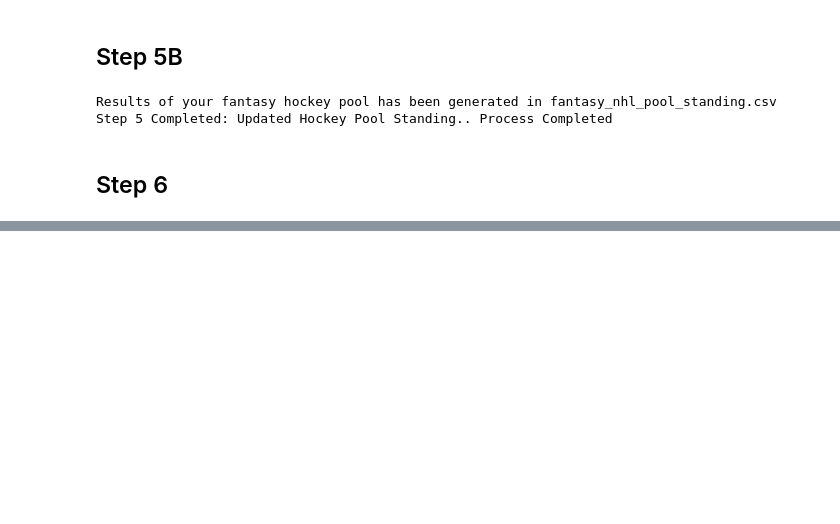
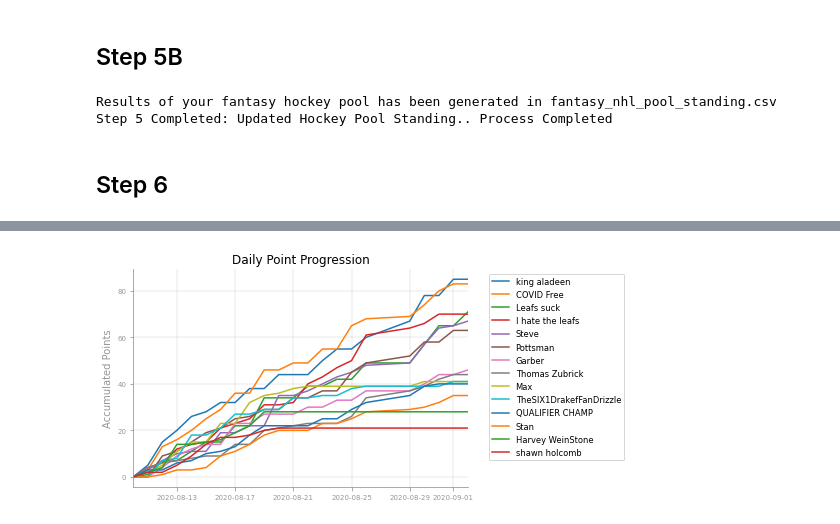
Before and after one commit to 09swein/nhl, a Jupyter notebook: Hockey3.ipynb, the cells around one changed output, grey strips where cells are left out. Cells and saved outputs as stored; diff of their text form; code cells hidden in the pictures; blank space fills up the shorter version.

Commit message:
Code updated
Updated some bugs and added daily progression image at the end of email

```diff
--- a/Hockey3.ipynb
+++ b/Hockey3.ipynb
@@ -267,0 +271,70 @@ body = "<html><body>Salutation Gentlemen,<br><p>Here is the updated leaderboard
+# %%
+# Creating dataset to pass through viz packages
+results_ts = pd.merge(hockey_stats_ts, fantasy_team, how='left', left_on='Player', right_on='Player')
+fantasy_ts= results_ts.groupby(['Fantasy','Date']).sum().groupby('Fantasy').cumsum().reset_index()
+
+# Adding flow to the graph lines
+## Creating start point at 0
+start = fantasy_ts.groupby('Fantasy').head(1)
+start['Date'] = '2020-08-10'
+start['Date']= start['Date'].apply(pd.to_datetime)
+start['Goals'] = 0
+start['Assists'] = 0
+start['Points'] = 0
+
+## Creating an end point for any teams with no point activity in last game night
+end = fantasy_ts.groupby('Fantasy').tail(1).loc[fantasy_ts['Date'] != fantasy_ts['Date'].max()]
+end['Date'] = fantasy_ts['Date'].max()
+
+# Combine the three dataframes into single dataframe
+time_series = fantasy_ts.append(start, ignore_index= True).append(end, ignore_index= True)
+time_series['Date'] = time_series['Date'].apply(pd.to_datetime)
+time_series = time_series.sort_values(by=['Date'], ascending=True)
+time_series = time_series.drop(columns=['Assists', 'Goals'])
+
+# Get ordered list of team based on ranking for matplotlib plot ordering
+order = pd.DataFrame(standings['Fantasy Team']).reset_index()
+
+# Create a list of column names for the pivot dataframe in order to reorder said dataframe
+cols = ['Date']
+cols = cols + (list(order['Fantasy Team']))
+
+# Pivot time_series dataframe so that the columns are fantasy team points
+ts_pivot = pd.DataFrame(time_series.pivot(index='Date', columns='Fantasy', values='Points')).reset_index()
+ts_pivot = ts_pivot.fillna(method='ffill')
+x = ts_pivot['Date']
+
+# Matplotlib plotting of each fantasy team time series in order of ranking to ease use
+fig, ax = plt.subplots()
+ax.plot(x, ts_pivot[order['Fantasy Team'][0]], label=order['Fantasy Team'][0])
+ax.plot(x, ts_pivot[order['Fantasy Team'][1]], label=order['Fantasy Team'][1])
+ax.plot(x, ts_pivot[order['Fantasy Team'][2]], label=order['Fantasy Team'][2])
+ax.plot(x, ts_pivot[order['Fantasy Team'][3]], label=order['Fantasy Team'][3])
+ax.plot(x, ts_pivot[order['Fantasy Team'][4]], label=order['Fantasy Team'][4])
+ax.plot(x, ts_pivot[order['Fantasy Team'][5]], label=order['Fantasy Team'][5])
+ax.plot(x, ts_pivot[order['Fantasy Team'][6]], label=order['Fantasy Team'][6])
+ax.plot(x, ts_pivot[order['Fantasy Team'][7]], label=order['Fantasy Team'][7])
+ax.plot(x, ts_pivot[order['Fantasy Team'][8]], label=order['Fantasy Team'][8])
+ax.plot(x, ts_pivot[order['Fantasy Team'][9]], label=order['Fantasy Team'][9])
+ax.plot(x, ts_pivot[order['Fantasy Team'][10]], label=order['Fantasy Team'][10])
+ax.plot(x, ts_pivot[order['Fantasy Team'][11]], label=order['Fantasy Team'][11])
+ax.plot(x, ts_pivot[order['Fantasy Team'][12]], label=order['Fantasy Team'][12])
+ax.plot(x, ts_pivot[order['Fantasy Team'][13]], label=order['Fantasy Team'][13])
+ax.set_xlim([x.min(), x.max()])
+leg = ax.legend()
+ax.grid()
+ax.spines['top'].set_visible(False)
+ax.spines['right'].set_visible(False)
+ax.spines['bottom'].set_color('#969696')
+ax.spines['left'].set_color('#969696')
+ax.tick_params(axis='x', colors='#969696')
+ax.tick_params(axis='y', colors='#969696')
+ax.set_ylabel('Accumulated Points', color='#969696')
+ax.set(title='Daily Point Progression')
+plt.legend(bbox_to_anchor=(1.05, 1), loc='upper left', fontsize='small')
+ax.grid(color='grey', linestyle='-', linewidth=0.25, alpha=0.7)
+ax.tick_params(axis='x', labelsize=7)
+ax.tick_params(axis='y', labelsize=7)
+fig.savefig("dailyprogress.png",bbox_inches = 'tight')
+plt.show()
+# %% [output]
@@ -268,3 +358,4 @@ body = "<html><body>Salutation Gentlemen,<br><p>Here is the updated leaderboard
+[figure, added]
 # %%
 # View Email content
 display(HTML(body))
```
Also changed, not shown: parts of 8 cells of this notebook.
